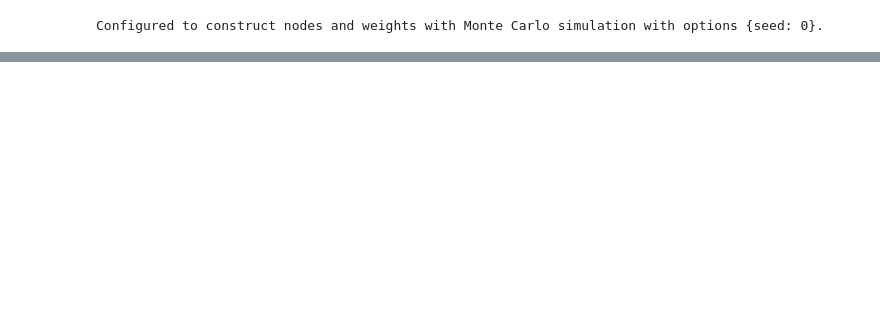
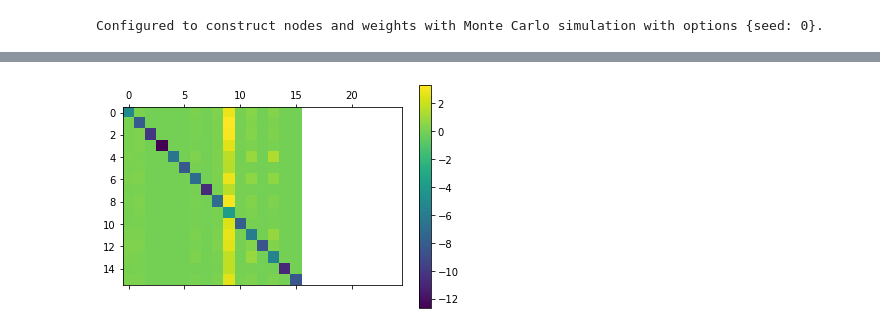
Before and after one commit to Danielasantosc/IO-PSets, a Jupyter notebook: PS2/src/PS2.ipynb, the cells around one changed output, grey strips where cells are left out. Saved outputs shown, nothing was run; the diff lists cells and outputs as text; code cells hidden in the pictures; blank space fills up the shorter version.

```diff
--- a/PS2/src/PS2.ipynb
+++ b/PS2/src/PS2.ipynb
@@ -607,0 +611,4 @@ Computation  Optimizer  Optimization   Objective   Fixed Point  Contraction
+# %%
+# Results using unrestricted covariance matrix for random tastes using Monte Carlo integration.
+results2 = mc_problem.solve(sigma=np.ones((4, 4)), optimization=bfgs)
+results2
@@ -607,0 +633,9 @@ Computation  Optimizer  Optimization   Objective   Fixed Point  Contraction
+# %%
+elasticities = results2.compute_elasticities()
+# %%
+#Example of the elasticity matrix for market 4
+
+single_market = product_data['market_ids'] == 4
+plt.colorbar(plt.matshow(elasticities[single_market]));
+# %% [output]
+[figure, added]
```
Also changed, not shown: parts of 16 cells of this notebook, 1 other file.
